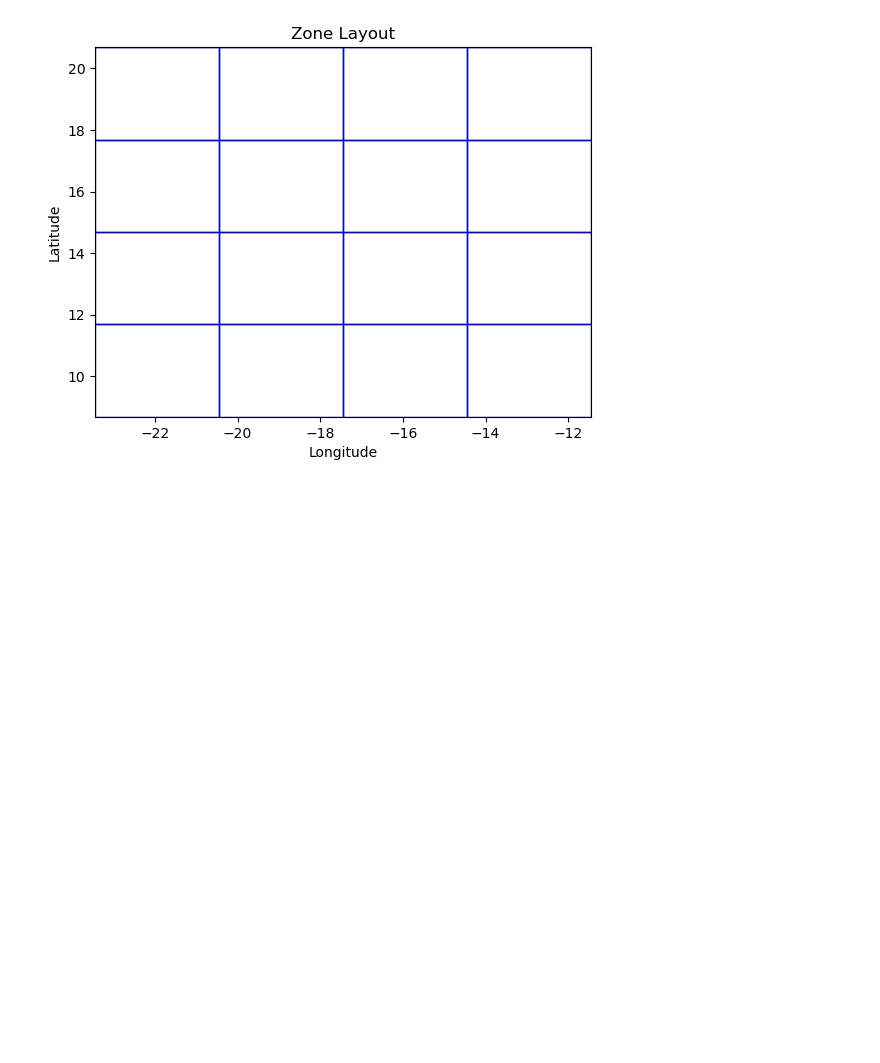
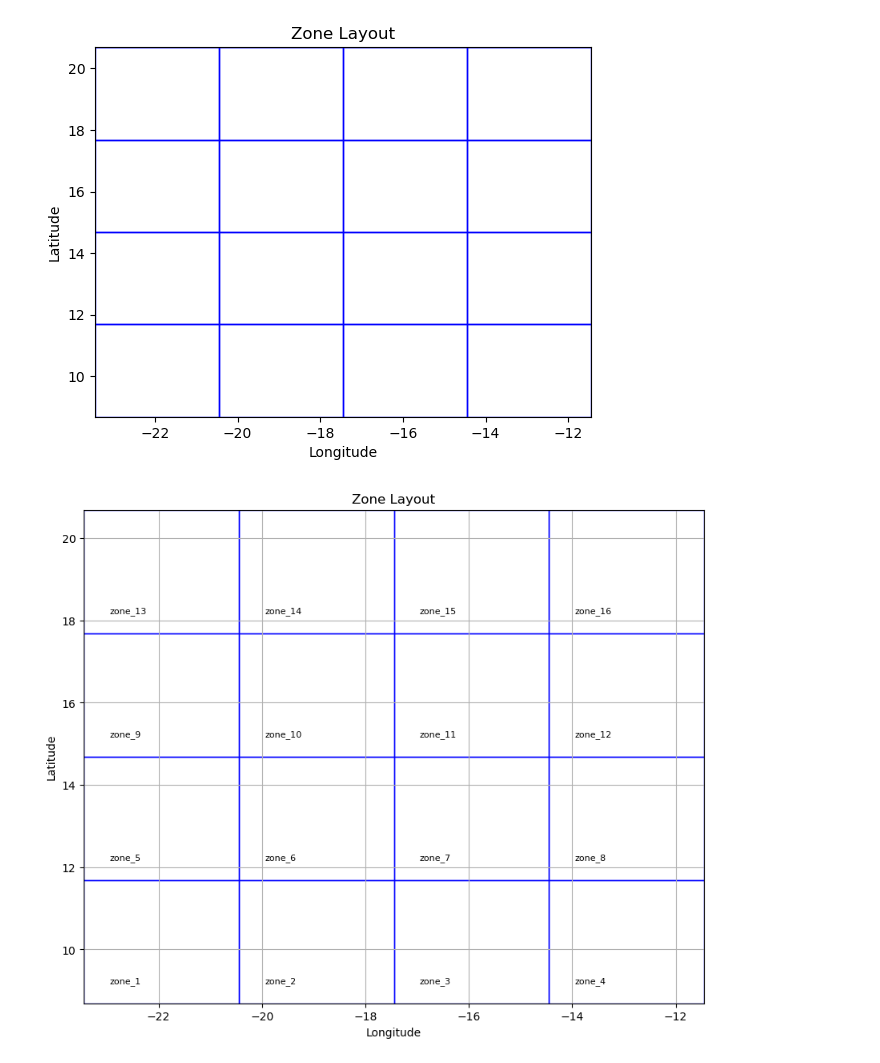
Before and after one commit to mendrika-mdg/EPS-Impact-Case-AI-Nowcasting, a Jupyter notebook: notebook/analysis/H0-analysis.ipynb, the cells around one changed output. Saved outputs shown, nothing was run; the diff lists cells and outputs as text; code cells hidden in the pictures; blank space fills up the shorter version.

```diff
--- a/notebook/analysis/H0-analysis.ipynb
+++ b/notebook/analysis/H0-analysis.ipynb
@@ -76,3 +85,36 @@ def plot_zones(zones):
 plot_zones(zones)
 # %% [output]
 [figure]
+# %%
+import matplotlib.pyplot as plt
+import matplotlib.patches as patches
+
+fig, ax = plt.subplots(figsize=(10, 8))
+
+for zone_name, bounds in zones.items():
+    rect = patches.Rectangle(
+        (bounds["lon_min"], bounds["lat_min"]),
+        bounds["lon_max"] - bounds["lon_min"],
+        bounds["lat_max"] - bounds["lat_min"],
+        linewidth=1,
+        edgecolor="blue",
+        facecolor="none"
+    )
+    ax.add_patch(rect)
+    ax.text(
+        bounds["lon_min"] + 0.5,
+        bounds["lat_min"] + 0.5,
+        zone_name,
+        fontsize=8,
+        color="black"
+    )
+
+ax.set_xlim(CONTEXT_DOMAIN_LON_MIN, CONTEXT_DOMAIN_LON_MAX)
+ax.set_ylim(CONTEXT_DOMAIN_LAT_MIN, CONTEXT_DOMAIN_LAT_MAX)
+ax.set_xlabel("Longitude")
+ax.set_ylabel("Latitude")
+ax.set_title("Zone Layout")
+plt.grid(True)
+plt.show()
+# %% [output]
+[figure, added]
```
Also changed, not shown: parts of 1 cell of this notebook, 2 other files.
